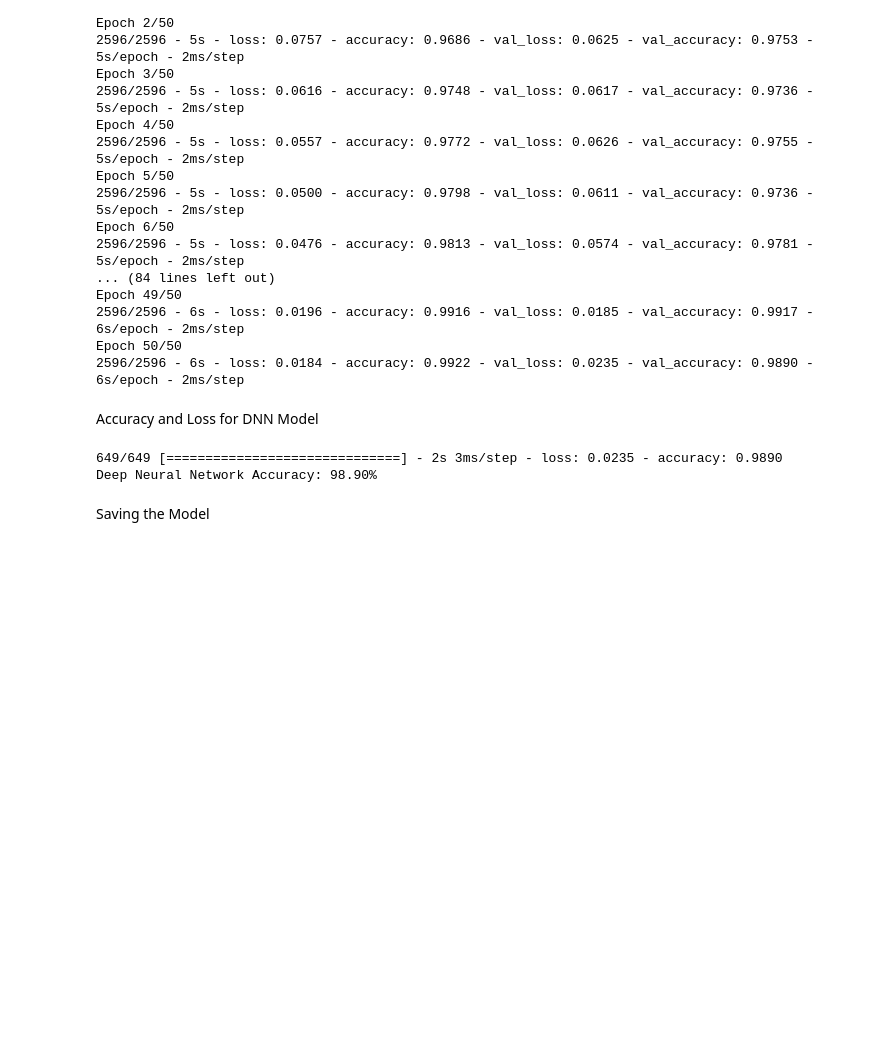
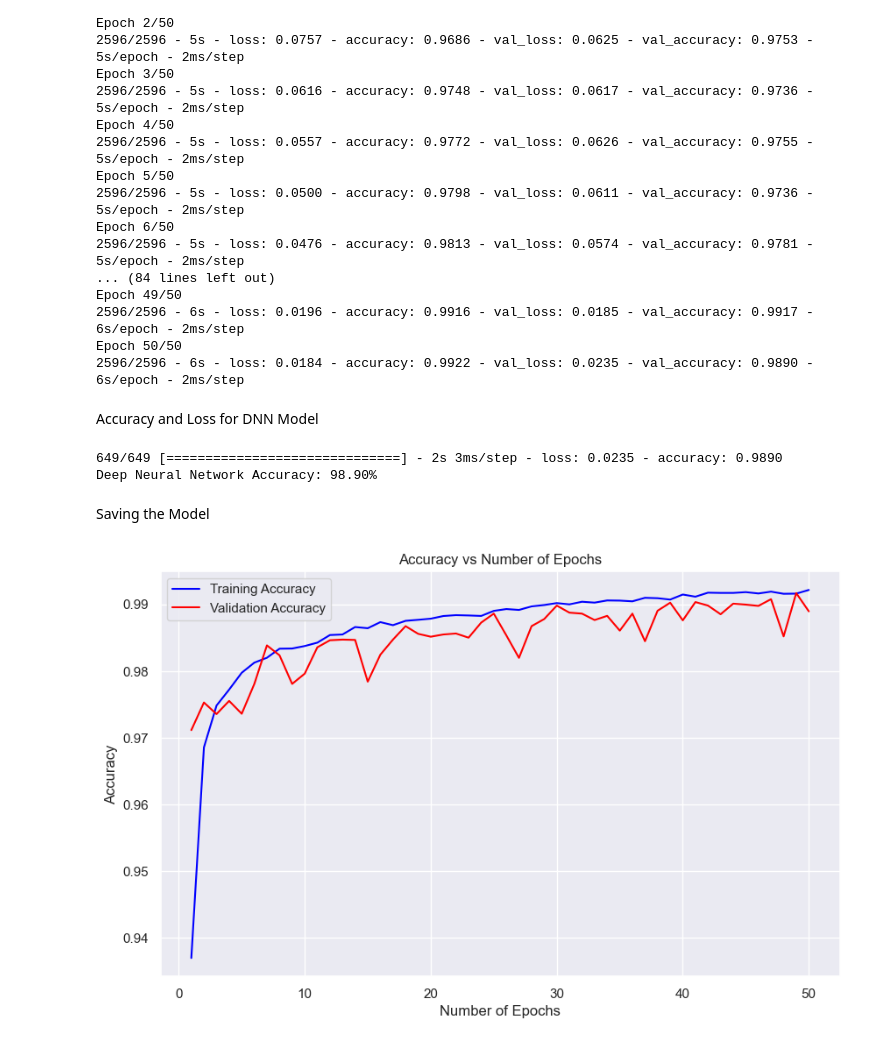
Before and after one commit to Pratham8766/DDoS-Detection-using-Machine-Learning, a Jupyter notebook: model_training_2.ipynb, the cells around one changed output. Saved outputs shown, nothing was run; the diff lists cells and outputs as text; code cells hidden in the pictures; blank space fills up the shorter version.

Commit message:
Plot Accuracy and Loss graph

```diff
--- a/model_training_2.ipynb
+++ b/model_training_2.ipynb
@@ -563,3 +563,20 @@ Saving the Model
 model.save("models/DNN_model.keras")
 # %%
 accuracy_scores.append(dnn_accuracy * 100)
+# %%
+plt.figure(figsize = (10, 6))
+
+accuracy = dnn_model.history['accuracy']
+val_accuracy = dnn_model.history['val_accuracy']
+epochs = range(1, len(accuracy) + 1)
+
+plt.plot(epochs, accuracy, color = "blue", label = "Training Accuracy")
+plt.plot(epochs, val_accuracy, color = "red", label = "Validation Accuracy")
+plt.title("Accuracy vs Number of Epochs")
+plt.xlabel("Number of Epochs")
+plt.ylabel("Accuracy")
+plt.legend()
+plt.grid(True)
+plt.show()
+# %% [output]
+[figure, added]
```
Also changed, not shown: parts of 1 cell of this notebook.
